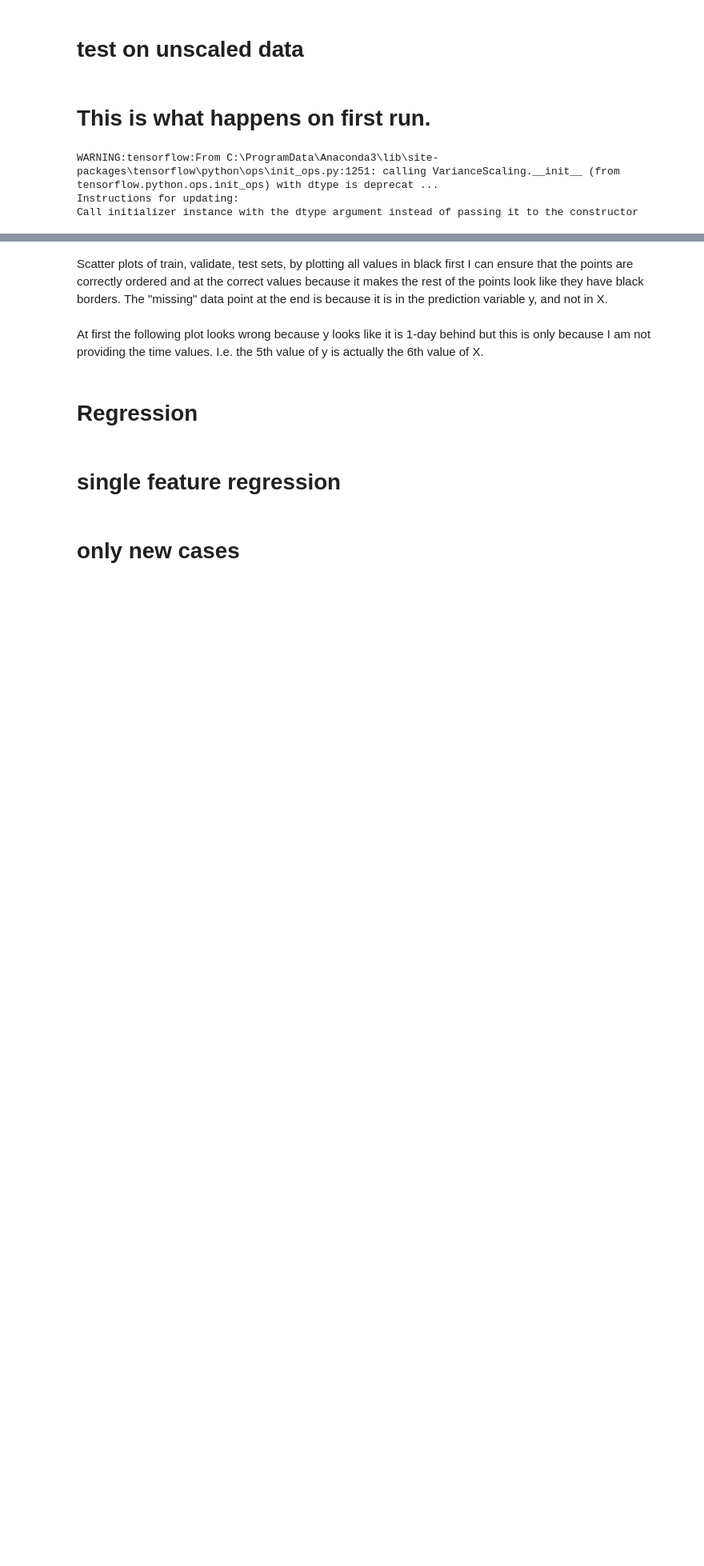
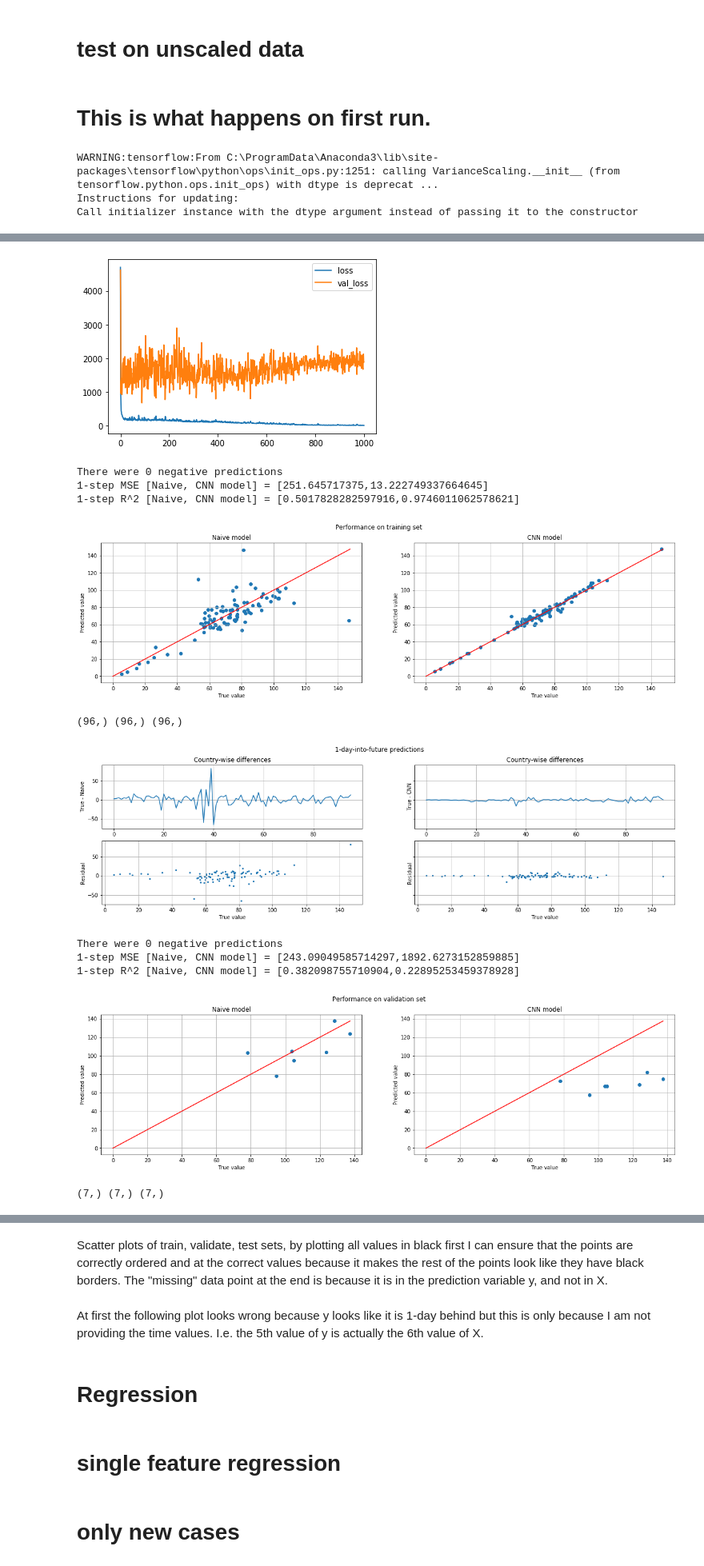
Before and after one commit to mgudorf/datsci, a Jupyter notebook: capstone2/COVID19_model_prototypes.ipynb, the cells around one changed output, grey strips where cells are left out. Shown at 80% size. Saved outputs shown, nothing was run; the diff lists cells and outputs as text; code cells hidden in the pictures; blank space fills up the shorter version.

```diff
--- a/capstone2/COVID19_model_prototypes.ipynb
+++ b/capstone2/COVID19_model_prototypes.ipynb
@@ -118,7 +118,7 @@ def transpose_for_separable2d(splits, train_test_only=False):
     return transpose_split
 
 
-def true_predict_plot(y_true, y_naive, y_predict, title='', scale=None,s=None):
+def true_predict_plot(y_true, y_naive, y_predict, title='', suptitle='', scale=None,s=None):
     fig, (ax1,ax2) = plt.subplots(1, 2, figsize=(20,5))
     if scale == 'log':
         ymax = np.max([np.log(1+y_true).max(), np.log(1+y_predict).max()])
@@ -141,6 +141,7 @@ def true_predict_plot(y_true, y_naive, y_predict, title='', scale=None,s=None):
     ax2.set_title(title)
     ax1.grid(True)
     ax2.grid(True)
+    plt.suptitle(suptitle)
     plt.show()
     return None
 
@@ -338,7 +339,7 @@ def normalize_Xy_splits(splits, feature_range=(0., 0.5), normalization_method='m
 
     return scaled_splits
 
-def model_analysis(y_true, y_naive, y_predict, title=''):
+def model_analysis(y_true, y_naive, y_predict, title='',suptitle=''):
     print('There were {} negative predictions'.format(len(y_predict[y_predict<0])))
     #     y_predict[y_predict<0]=0
     mse_train_naive = mean_squared_error(y_true.ravel(), y_naive.ravel())
@@ -351,7 +352,7 @@ def model_analysis(y_true, y_naive, y_predict, title=''):
     print('{}-step R^2 [Naive, {}] = [{},{}]'.format(
     n_days_into_future,title, r2_train_naive, r2_predict))
 
-    true_predict_plot(y_true.ravel(), y_naive.ravel(), y_predict, title=title)
+    true_predict_plot(y_true.ravel(), y_naive.ravel(), y_predict, title=title, suptitle=suptitle)
     residual_diff_plots(y_true.ravel(), y_naive.ravel(), y_predict , n_days_into_future, data.location.nunique())
     return None
 # %% [markdown]
@@ -444,9 +446,9 @@ X_cnn_train_model = np.concatenate(X_cnn_train.reshape(X_cnn_train.shape[0], X_c
 X_cnn_validate_model = np.concatenate(X_cnn_validate.reshape(X_cnn_validate.shape[0], X_cnn_validate.shape[1], -1), axis=0)[:,:,np.newaxis]
 X_cnn_test_model = np.concatenate(X_cnn_test.reshape(X_cnn_test.shape[0], X_cnn_test.shape[1], -1), axis=0)[:,:,np.newaxis]
 
-y_train_cnn_model = y_train.ravel()
-y_validate_cnn_model = y_validate.ravel()
-y_test_cnn_model = y_test.ravel()
+y_cnn_train_model = y_train.ravel()
+y_cnn_validate_model = y_validate.ravel()
+y_cnn_test_model = y_test.ravel()
 # %% [markdown]
 # This is what happens on first run.
 # %%
@@ -473,7 +475,7 @@ cnn_model.add(Activation('relu'))
 cnn_model.add(Conv1D(filters=int(f2),
                  kernel_size=int(k2),
                  padding='valid',
-                 activation='relu'
+#                  activation='relu'
                 )
          )
 cnn_model.add(MaxPooling1D(pool_size=2))
@@ -484,8 +486,8 @@ cnn_model.add(Dense(cnn_model.output.shape[1],
                )
          )
 cnn_model.add(Dense(1, activation='relu'))
-cnn_model.compile(loss='mae', optimizer=Adam(learning_rate=learning_rate))
-history = cnn_model.fit(X_cnn_train_model, y_train_cnn_model, epochs=epochs, validation_data=(X_cnn_validate_model, y_validate_cnn_model),
+cnn_model.compile(loss='mse', optimizer=Adam(learning_rate=learning_rate))
+history = cnn_model.fit(X_cnn_train_model, y_cnn_train_model, epochs=epochs, validation_data=(X_cnn_validate_model, y_cnn_validate_model),
           batch_size=batch_size, verbose=0)
 # %% [output]
 WARNING:tensorflow:From C:\ProgramData\Anaconda3\lib\site-packages\tensorflow\python\ops\init_ops.py:1251: calling VarianceScaling.__init__ (from tensorflow.python.ops.init_ops) with dtype is deprecat ...
@@ -493,0 +516,31 @@ Call initializer instance with the dtype argument instead of passing it to the c
+# %%
+_ = plt.plot(history.history['loss'], label='loss')
+_ = plt.plot(history.history['val_loss'], label='val_loss')
+_ = plt.legend()
+_ = plt.show()
+
+y_true = y_train.ravel()
+# y_naive = X[:-n_validation_frames-n_test_frames, 0, -1, new_cases_index]
+y_naive = np.exp(X[:-n_validation_frames-n_test_frames, 0, -1, new_cases_index])-1
+y_predict = cnn_model.predict(X_cnn_train_model).ravel()
+# print(y_true.max(),y_naive.max(),y_predict.max())
+model_analysis(y_true, y_naive, y_predict, title='CNN model', suptitle='Performance on training set')
+
+y_true = y_validate.ravel()
+# y_naive = X[-n_validation_frames-n_test_frames:-n_test_frames, 0, -1, new_cases_index]
+y_naive = np.exp(X[-n_validation_frames-n_test_frames:-n_test_frames, 0, -1, new_cases_index])-1
+y_predict = cnn_model.predict(X_cnn_validate_model).ravel()
+model_analysis(y_true, y_naive, y_predict, title='CNN model', suptitle='Performance on validation set')
+# %% [output]
+[figure, added]
+There were 0 negative predictions
+1-step MSE [Naive, CNN model] = [251.645717375,13.222749337664645]
+1-step R^2 [Naive, CNN model] = [0.5017828282597916,0.9746011062578621]
+[figure, added]
+(96,) (96,) (96,)
+[figure, added]
+There were 0 negative predictions
+1-step MSE [Naive, CNN model] = [243.09049585714297,1892.6273152859885]
+1-step R^2 [Naive, CNN model] = [0.382098755710904,0.22895253459378928]
+[figure, added]
+(7,) (7,) (7,)
```
Also changed, not shown: parts of 36 cells of this notebook, 4 other files.
